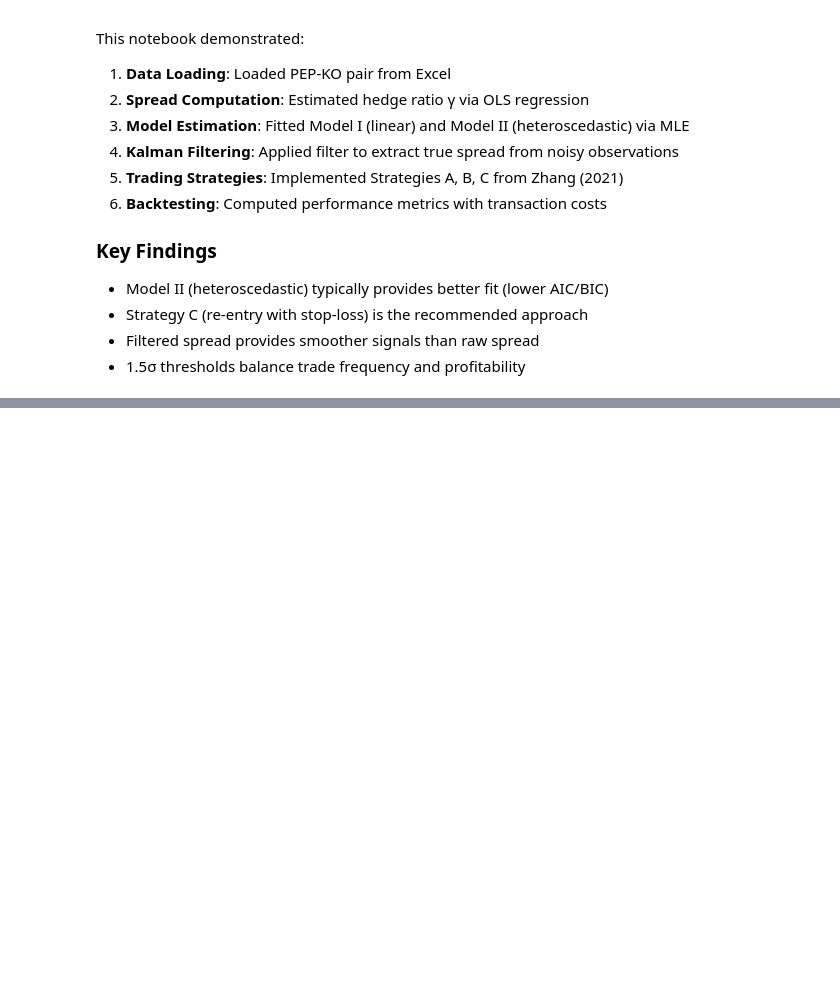
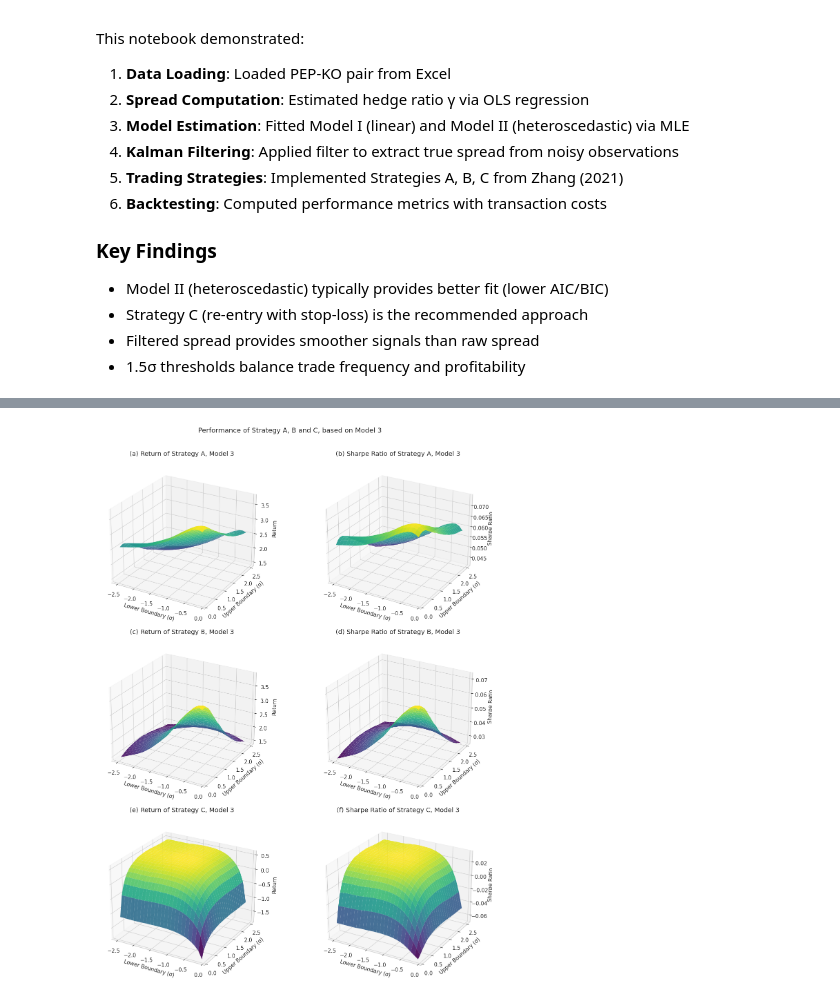
Before and after one commit to HUGO-ROCHA-MONDRAGON/PAIRS_TRADING_SSM, a Jupyter notebook: pairs-ssm/notebooks/01_pep_ko_analysis.ipynb, the cells around one changed output, grey strips where cells are left out. Cells and saved outputs as stored; diff of their text form; code cells hidden in the pictures; blank space fills up the shorter version.

```diff
--- a/pairs-ssm/notebooks/01_pep_ko_analysis.ipynb
+++ b/pairs-ssm/notebooks/01_pep_ko_analysis.ipynb
@@ -361,0 +695,6 @@ This notebook demonstrated:
+# %%
+# Plot Model 3 (Heteroscedastic - most interesting!)
+fig3 = plot_model_surfaces('Model 3', surfaces['model3'])
+plt.show()
+# %% [output]
+[figure, added]
```
Also changed, not shown: parts of 11 cells of this notebook, 9 other files.
